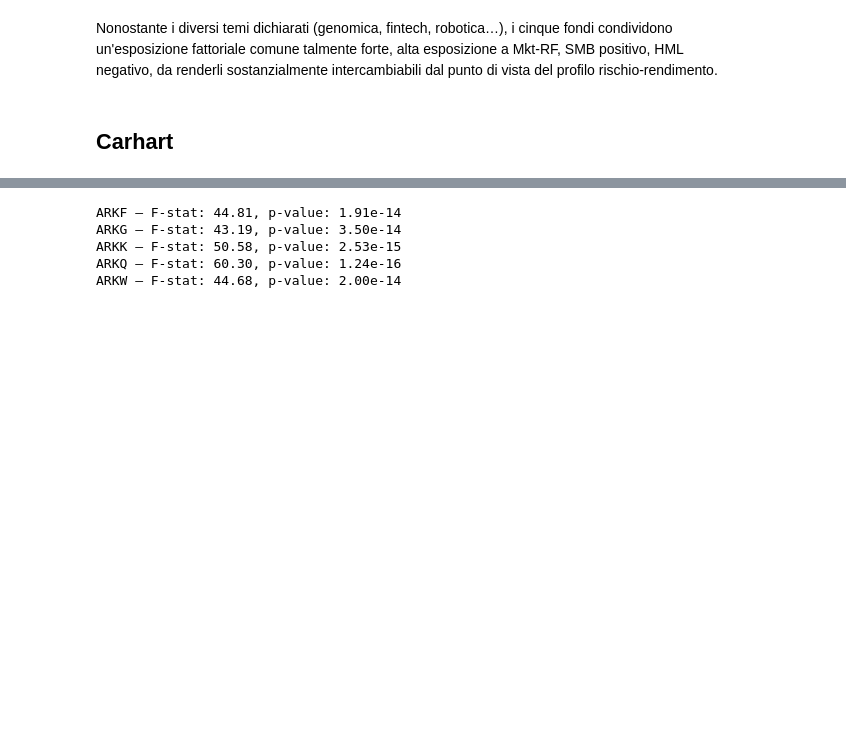
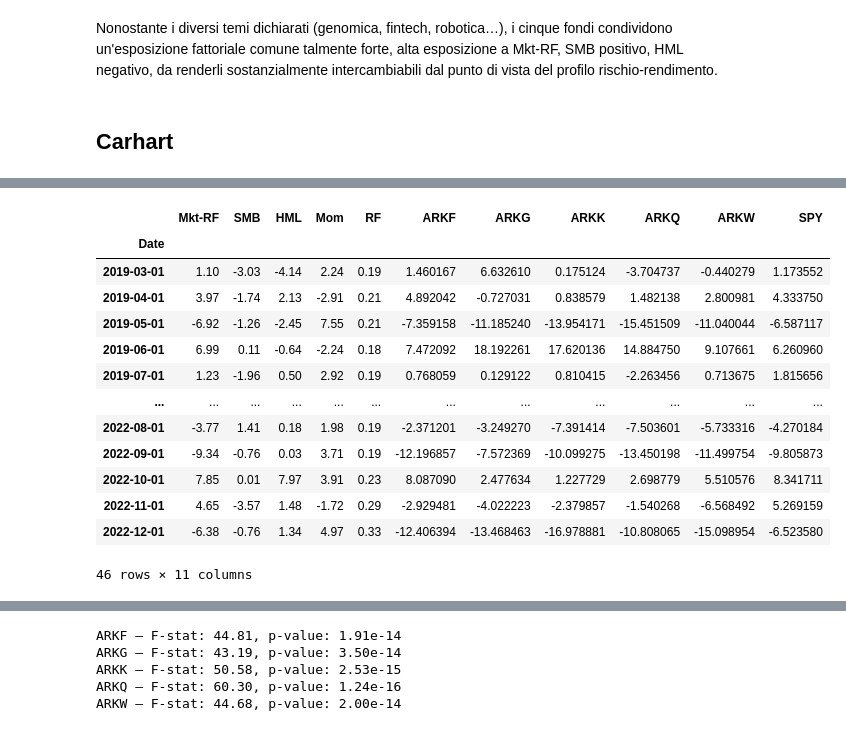
Before and after one commit to fenicola/Ark_Invest_skill_or_luck, a Jupyter notebook: skill_or_luck.ipynb, the cells around one changed output, grey strips where cells are left out. Cells and saved outputs as stored; diff of their text form; code cells hidden in the pictures; blank space fills up the shorter version.

```diff
--- a/skill_or_luck.ipynb
+++ b/skill_or_luck.ipynb
@@ -324,3 +318,20 @@ summary_col(regr_4f, stars=True)
 | R-squared Adj. | 0.7957 | 0.7895 | 0.8150 | 0.8405 | 0.7952 |
 Standard errors in parentheses.
 * p<.1, ** p<.05, ***p<.01
+# %%
+capm4_is
+# %% [output]
+|  | Mkt-RF | SMB | HML | Mom | RF | ARKF | ARKG | ARKK | ARKQ | ARKW | SPY |
+| Date |  |  |  |  |  |  |  |  |  |  |  |
+| 2019-03-01 | 1.10 | -3.03 | -4.14 | 2.24 | 0.19 | 1.460167 | 6.632610 | 0.175124 | -3.704737 | -0.440279 | 1.173552 |
+| 2019-04-01 | 3.97 | -1.74 | 2.13 | -2.91 | 0.21 | 4.892042 | -0.727031 | 0.838579 | 1.482138 | 2.800981 | 4.333750 |
+| 2019-05-01 | -6.92 | -1.26 | -2.45 | 7.55 | 0.21 | -7.359158 | -11.185240 | -13.954171 | -15.451509 | -11.040044 | -6.587117 |
+| 2019-06-01 | 6.99 | 0.11 | -0.64 | -2.24 | 0.18 | 7.472092 | 18.192261 | 17.620136 | 14.884750 | 9.107661 | 6.260960 |
+| 2019-07-01 | 1.23 | -1.96 | 0.50 | 2.92 | 0.19 | 0.768059 | 0.129122 | 0.810415 | -2.263456 | 0.713675 | 1.815656 |
+| ... | ... | ... | ... | ... | ... | ... | ... | ... | ... | ... | ... |
+| 2022-08-01 | -3.77 | 1.41 | 0.18 | 1.98 | 0.19 | -2.371201 | -3.249270 | -7.391414 | -7.503601 | -5.733316 | -4.270184 |
+| 2022-09-01 | -9.34 | -0.76 | 0.03 | 3.71 | 0.19 | -12.196857 | -7.572369 | -10.099275 | -13.450198 | -11.499754 | -9.805873 |
+| 2022-10-01 | 7.85 | 0.01 | 7.97 | 3.91 | 0.23 | 8.087090 | 2.477634 | 1.227729 | 2.698779 | 5.510576 | 8.341711 |
+| 2022-11-01 | 4.65 | -3.57 | 1.48 | -1.72 | 0.29 | -2.929481 | -4.022223 | -2.379857 | -1.540268 | -6.568492 | 5.269159 |
+| 2022-12-01 | -6.38 | -0.76 | 1.34 | 4.97 | 0.33 | -12.406394 | -13.468463 | -16.978881 | -10.808065 | -15.098954 | -6.523580 |
+46 rows × 11 columns
```
Also changed, not shown: parts of 18 cells of this notebook.
